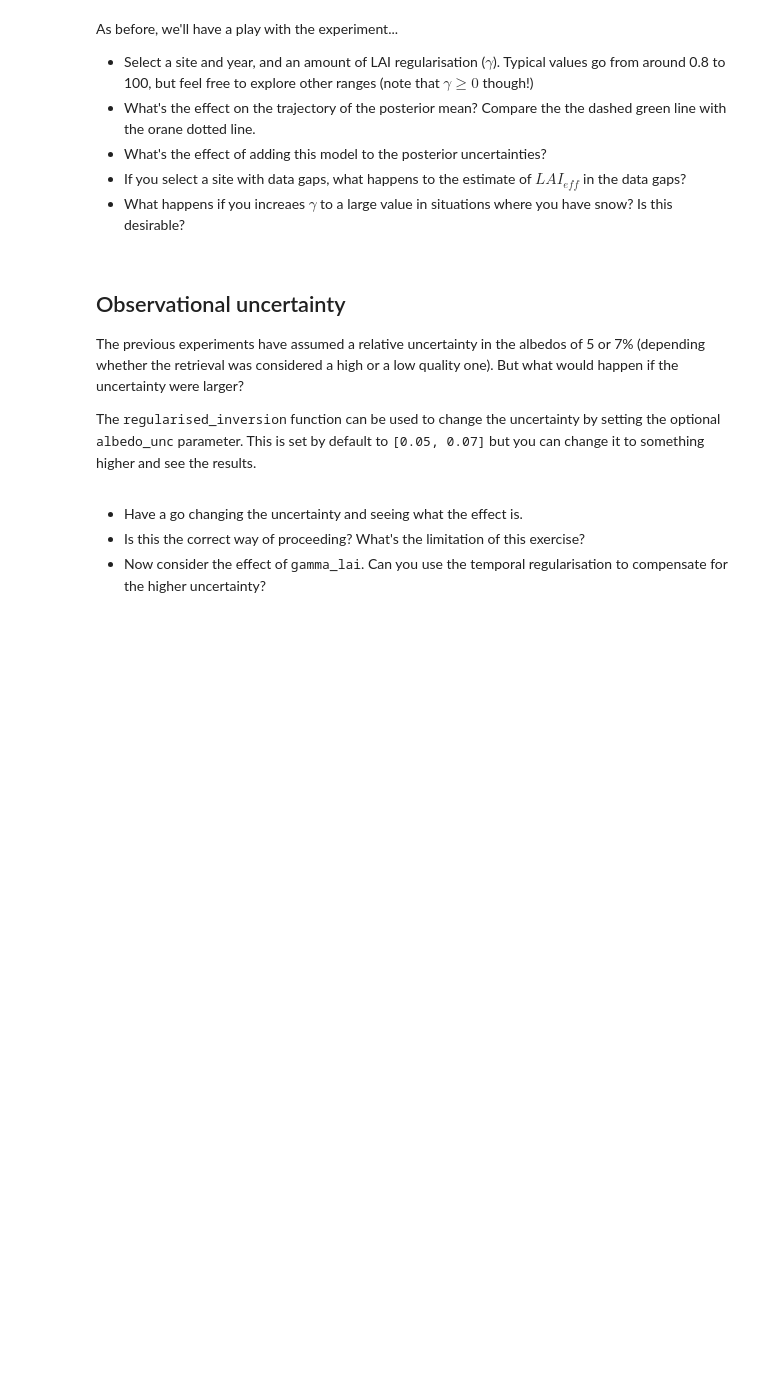
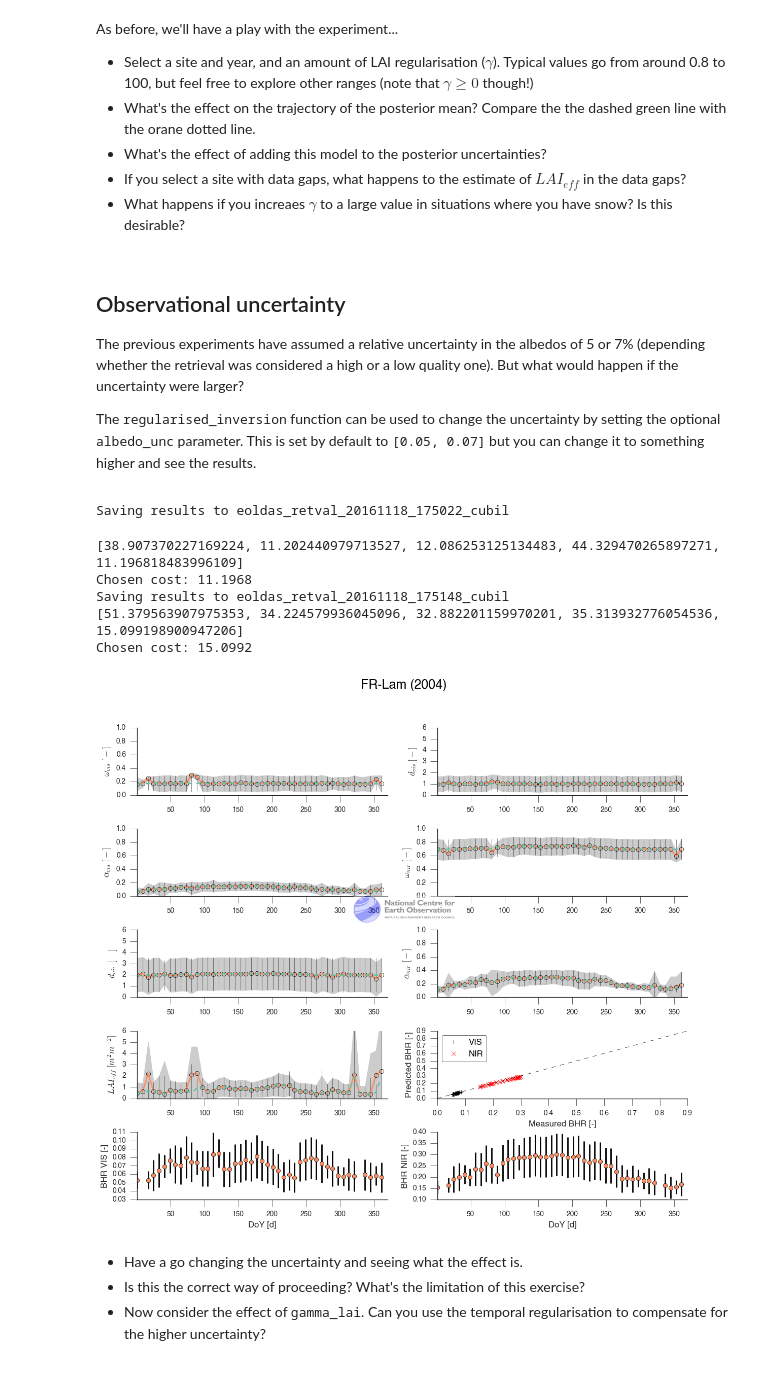
Before and after one commit to jgomezdans/two_stream, a Jupyter notebook: eoldas_tip_practical.ipynb, the cells around one changed output. Saved outputs shown, nothing was run; the diff lists cells and outputs as text; code cells hidden in the pictures; blank space fills up the shorter version.

```diff
--- a/eoldas_tip_practical.ipynb
+++ b/eoldas_tip_practical.ipynb
@@ -241,3 +247,13 @@ regularised_inversion("US-MMS", 2010, green_leaves=False, gamma_lai=0,
+# %%
+regularised_inversion_unc()
+# %% [output]
+Saving results to eoldas_retval_20161118_175022_cubil
+[38.907370227169224, 11.202440979713527, 12.086253125134483, 44.329470265897271, 11.196818483996109]
+Chosen cost: 11.1968
+Saving results to eoldas_retval_20161118_175148_cubil
+[51.379563907975353, 34.224579936045096, 32.882201159970201, 35.313932776054536, 15.099198900947206]
+Chosen cost: 15.0992
+[figure, added]
 # %% [markdown]
 <div class="question">
 <ul>
```
Also changed, not shown: parts of 11 cells of this notebook, 1 other file.
